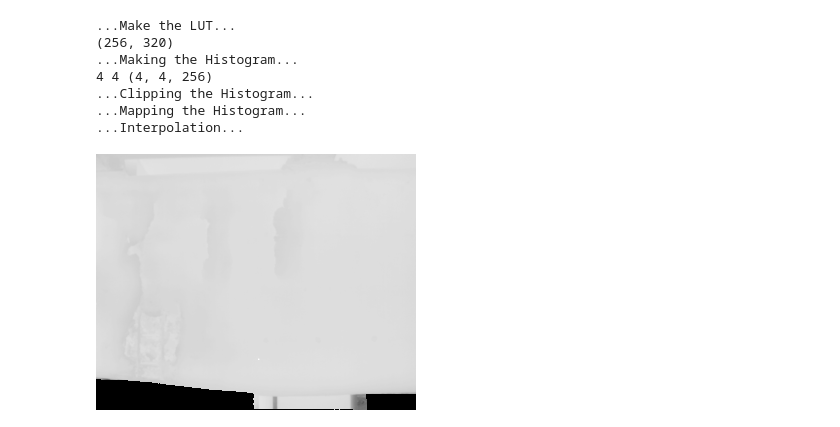
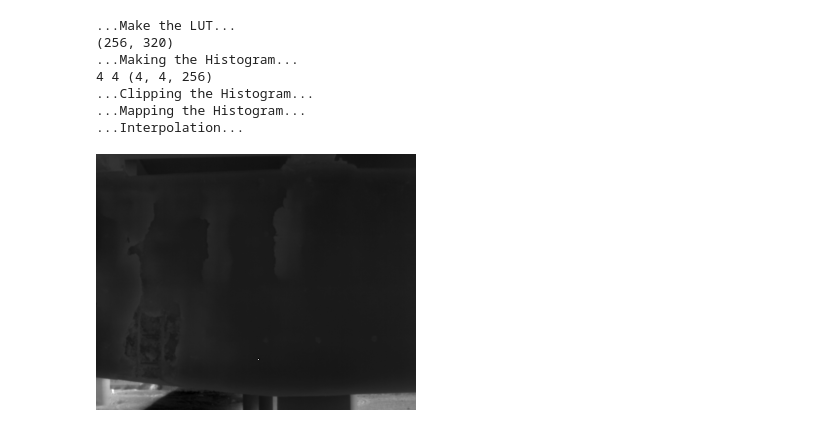
Before and after one commit to gramos93/mercury-duckling, a Jupyter notebook: notebooks/colormaps_example.ipynb, the cells around one changed output. Cells and saved outputs as stored; diff of their text form; code cells hidden in the pictures.

```diff
--- a/notebooks/colormaps_example.ipynb
+++ b/notebooks/colormaps_example.ipynb
@@ -313,10 +313,10 @@ clahe_image = clahe(inpt_greyscale, 10, 256, 4, 4)
 ...Clipping the Histogram...
 ...Mapping the Histogram...
 ...Interpolation...
-# %%
-display(Image.fromarray(inpt_greyscale.astype(np.uint8)))
-# %% [output]
-[figure, removed]
+# %%
+display(to_pil_image(input/input.max()))
+# %% [output]
+[figure, added]
 # %%
 display(Image.fromarray(clahe_image.astype(np.uint8)))
 # %% [output]
```
Also changed, not shown: parts of 4 cells of this notebook.
